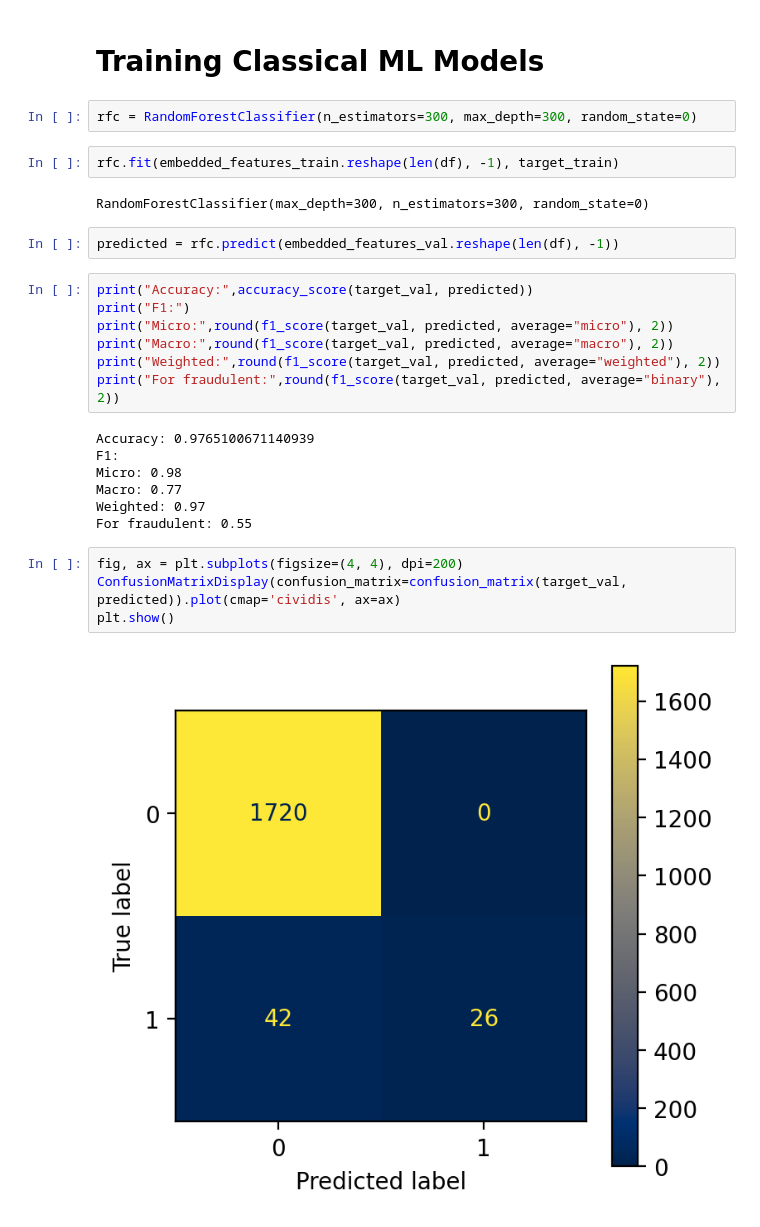
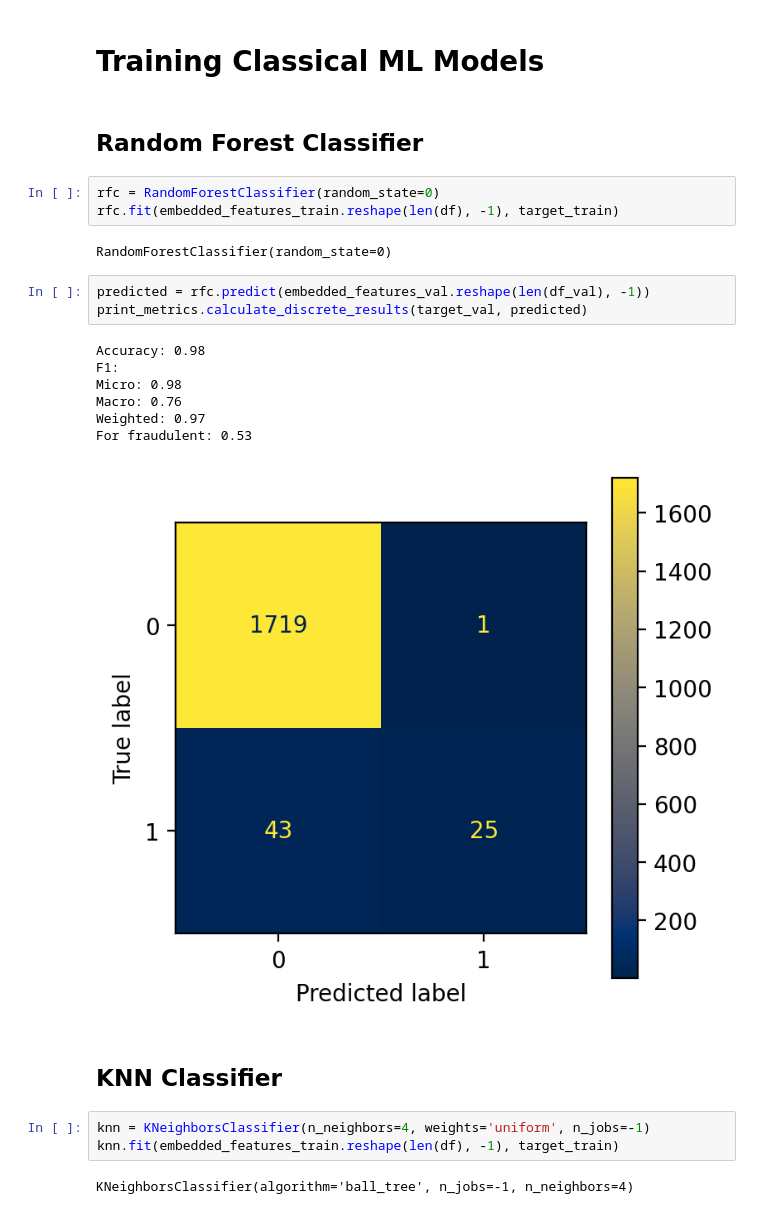
Before and after one commit to KilRil/Fake-job-postings, a Jupyter notebook: Fake_job_postings.ipynb, the cells around one changed output. Saved outputs shown, nothing was run; the diff lists cells and outputs as text.

```diff
--- a/Fake_job_postings.ipynb
+++ b/Fake_job_postings.ipynb
@@ -417,30 +385,27 @@ plt.show()
 # %% [markdown]
 # Training Classical ML Models
+# %% [markdown]
+## Random Forest Classifier
 # %%
-rfc = RandomForestClassifier(n_estimators=300, max_depth=300, random_state=0)
+rfc = RandomForestClassifier(random_state=0)
+rfc.fit(embedded_features_train.reshape(len(df), -1), target_train)
+# %% [output]
+RandomForestClassifier(random_state=0)
-# %%
-rfc.fit(embedded_features_train.reshape(len(df), -1), target_train)
-# %% [output]
-RandomForestClassifier(max_depth=300, n_estimators=300, random_state=0)
-# %%
-predicted = rfc.predict(embedded_features_val.reshape(len(df), -1))
 # %%
-print("Accuracy:",accuracy_score(target_val, predicted))
-print("F1:")
-print("Micro:",round(f1_score(target_val, predicted, average="micro"), 2))
-print("Macro:",round(f1_score(target_val, predicted, average="macro"), 2))
-print("Weighted:",round(f1_score(target_val, predicted, average="weighted"), 2))
-print("For fraudulent:",round(f1_score(target_val, predicted, average="binary"), 2))
+predicted = rfc.predict(embedded_features_val.reshape(len(df_val), -1))
+print_metrics.calculate_discrete_results(target_val, predicted)
 # %% [output]
-Accuracy: 0.9765100671140939
+Accuracy: 0.98
 F1:
 Micro: 0.98
-Macro: 0.77
+Macro: 0.76
 Weighted: 0.97
-For fraudulent: 0.55
+For fraudulent: 0.53
+[figure, added]
-# %%
-fig, ax = plt.subplots(figsize=(4, 4), dpi=200)
-ConfusionMatrixDisplay(confusion_matrix=confusion_matrix(target_val, predicted)).plot(cmap='cividis', ax=ax)
-plt.show()
-# %% [output]
-[figure, removed]
+# %% [markdown]
+## KNN Classifier
+# %%
+knn = KNeighborsClassifier(n_neighbors=4, weights='uniform', n_jobs=-1)
+knn.fit(embedded_features_train.reshape(len(df), -1), target_train)
+# %% [output]
+KNeighborsClassifier(algorithm='ball_tree', n_jobs=-1, n_neighbors=4)
```
Also changed, not shown: parts of 19 cells of this notebook.
